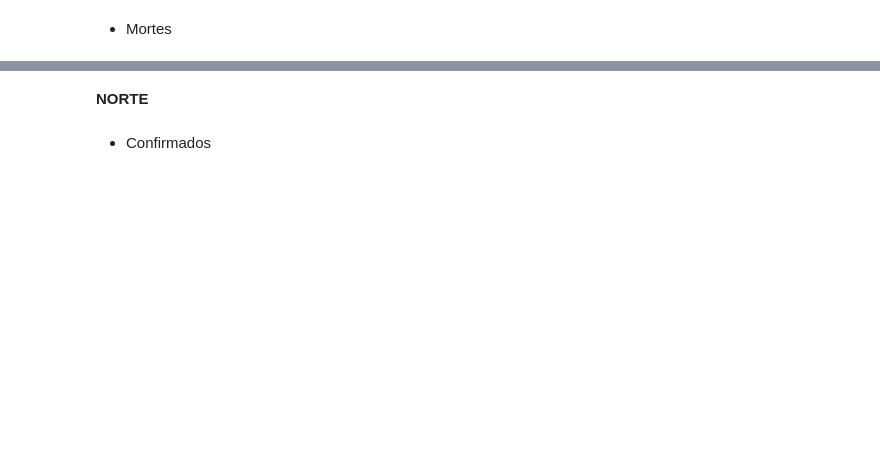
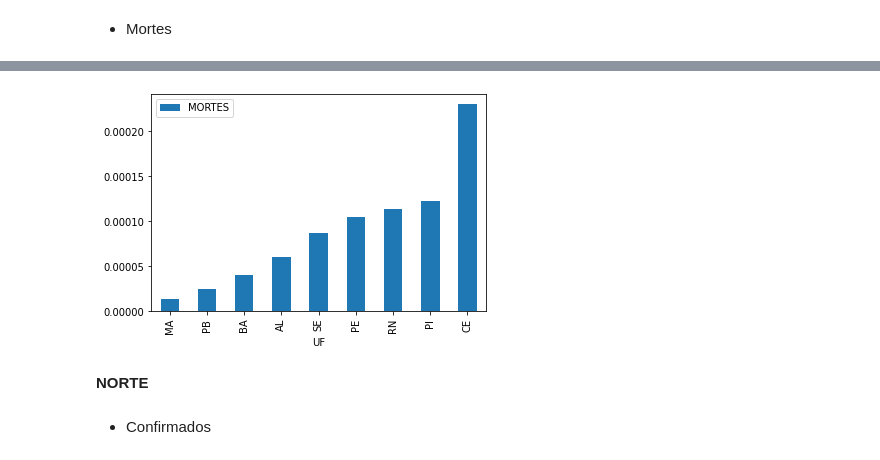
Before and after one commit to tiagopessoalima/covid-19, a Jupyter notebook: COVID_19_(Brasil).ipynb, the cells around one changed output, grey strips where cells are left out. Cells and saved outputs as stored; diff of their text form; code cells hidden in the pictures; blank space fills up the shorter version.

```diff
--- a/COVID_19_(Brasil).ipynb
+++ b/COVID_19_(Brasil).ipynb
@@ -70,3 +95,7 @@ nordeste_mortes.plot()
+# %%
+plotar_situacao(nordeste_mortes, 'MORTES')
+# %% [output]
+[figure, added]
 # %% [markdown]
 **NORTE**
 # %%
```
Also changed, not shown: parts of 39 cells of this notebook.
